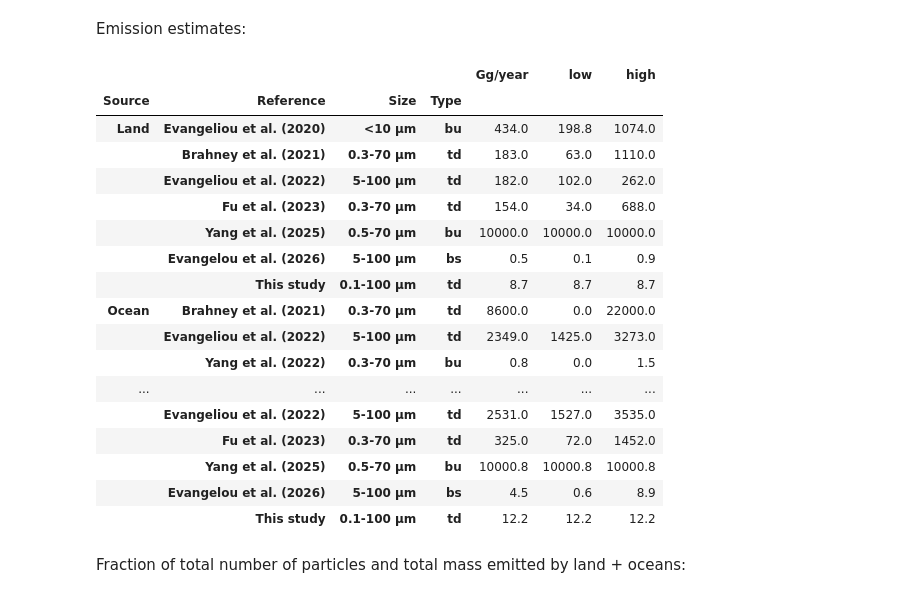
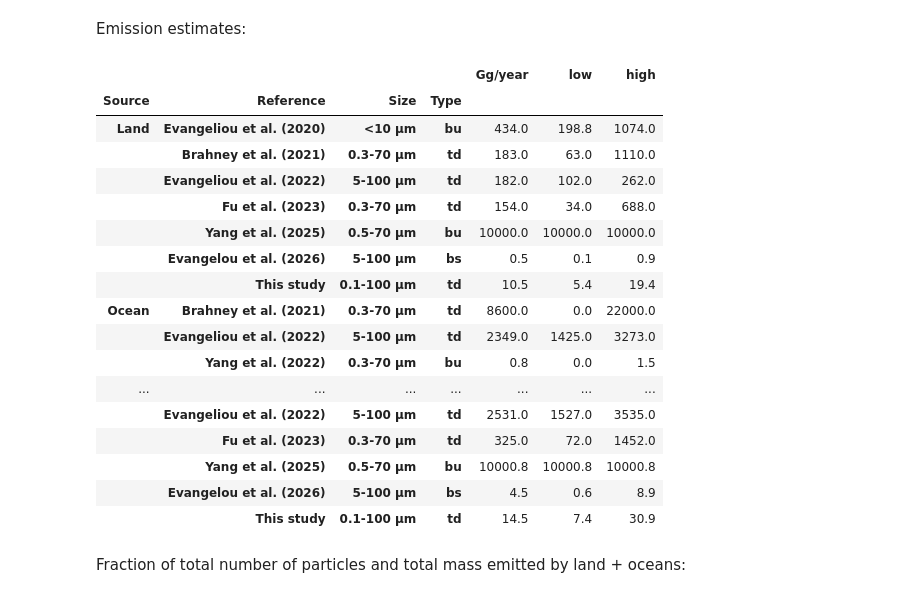
Before and after one commit to GEOS-Chem-IGE/hough2026_atmo-plast-emis_figures, a Jupyter notebook: notebooks/figures.ipynb, the cells around one changed output. Saved outputs shown, nothing was run; the diff lists cells and outputs as text; code cells hidden in the pictures.

```diff
--- a/notebooks/figures.ipynb
+++ b/notebooks/figures.ipynb
@@ -90,10 +91,18 @@ Load data
 # %%
-obs_main = {
-    "concentration": load_observations("obs_size-harmonized_concentration.csv"),
-    "deposition": load_observations("obs_size-harmonized_deposition.csv"),
-}
+obs_main = load_observations("data/obs_fu2023-size-harmonized.csv")
 sim_main = xr.open_dataset("data/sim_main_constrained.nc")
 sim_alt = xr.open_dataset("data/sim_alt_constrained.nc")
+
+# Sensitivity analyses
+sens_emis = {}
+sim_main_unconstrained = xr.open_dataset("data/sim_main.nc")
+for run in ["fu2023_alpha+1sd", "fu2023_alpha-1sd"]:
+    scaled = apply_scales(
+        dataset=sim_main_unconstrained,
+        scales=xr.open_dataarray(f"data/sensitivity/scales_{run}.nc"),
+    )
+    scaled = combine_land_sources(scaled)
+    sens_emis[run] = spatial_integrate(scaled, varname="emission", sum_dims="size")
 # %% [markdown]
 Figure 1
 --------
@@ -140,17 +149,22 @@ ests = [
 emis_ests = pd.DataFrame(ests, columns=cols)
 
 # Add our emissions estimates
+emis_ours = spatial_integrate(sim_main, varname="emission", sum_dims="size")
 emis_ours = (
-    spatial_integrate(sim_main, varname="emission", sum_dims="size")
+    pd.concat(
+        [
+            emis_ours.to_dataframe("Gg/year"),
+            sens_emis["fu2023_alpha+1sd"].to_dataframe("low"),
+            sens_emis["fu2023_alpha-1sd"].to_dataframe("high"),
+        ],
+        axis="columns",
+    )
     .round(1)
-    .to_dataframe("Gg/year")
+    .rename_axis("Source", axis="index")
     .reset_index()
-    .rename(columns=lambda x: x.capitalize())
     .replace({"ocean": "Ocean", "land": "Land"})
     .assign(Reference="This study", Size="0.1-100 µm", Type="td")
 )
-emis_ours["low"] = emis_ours["Gg/year"]
-emis_ours["high"] = emis_ours["Gg/year"]
 emis_ests = (
     pd.concat([emis_ests, emis_ours], axis="index")
     .set_index(["Reference", "Source"])
@@ -260,35 +274,35 @@ Emission estimates:
 # %%
 emis_est_totals = (
     emis_ests.groupby(["Reference", "Size", "Type"], as_index=False, sort=False)
     .agg(
         {
             "Source": lambda x: " ".join(x).replace("Land Ocean", "Global"),
             "Gg/year": "sum",
             "low": "sum",
             "high": "sum",
         }
     )
     .query("Source == 'Global'")
     .set_index(["Source", "Reference", "Size", "Type"])
 )
 
-clean_styler(
+(
     pd.concat(
         [emis_ests.set_index(["Source", "Reference", "Size", "Type"]), emis_est_totals]
     )
     .drop(columns=["err_low", "err_high"])
-    .style.format(precision=1)
+    .round(1)
 )
 # %% [output]
 |  |  |  |  | Gg/year | low | high |
 | Source | Reference | Size | Type |  |  |  |
 | Land | Evangeliou et al. (2020) | <10 µm | bu | 434.0 | 198.8 | 1074.0 |
 |  | Brahney et al. (2021) | 0.3-70 µm | td | 183.0 | 63.0 | 1110.0 |
 |  | Evangeliou et al. (2022) | 5-100 µm | td | 182.0 | 102.0 | 262.0 |
 |  | Fu et al. (2023) | 0.3-70 µm | td | 154.0 | 34.0 | 688.0 |
 |  | Yang et al. (2025) | 0.5-70 µm | bu | 10000.0 | 10000.0 | 10000.0 |
 |  | Evangelou et al. (2026) | 5-100 µm | bs | 0.5 | 0.1 | 0.9 |
-|  | This study | 0.1-100 µm | td | 8.7 | 8.7 | 8.7 |
+|  | This study | 0.1-100 µm | td | 10.5 | 5.4 | 19.4 |
 | Ocean | Brahney et al. (2021) | 0.3-70 µm | td | 8600.0 | 0.0 | 22000.0 |
 |  | Evangeliou et al. (2022) | 5-100 µm | td | 2349.0 | 1425.0 | 3273.0 |
 |  | Yang et al. (2022) | 0.3-70 µm | bu | 0.8 | 0.0 | 1.5 |
@@ -297,7 +311,7 @@ clean_styler(
 |  | Fu et al. (2023) | 0.3-70 µm | td | 325.0 | 72.0 | 1452.0 |
 |  | Yang et al. (2025) | 0.5-70 µm | bu | 10000.8 | 10000.8 | 10000.8 |
 |  | Evangelou et al. (2026) | 5-100 µm | bs | 4.5 | 0.6 | 8.9 |
-|  | This study | 0.1-100 µm | td | 12.2 | 12.2 | 12.2 |
+|  | This study | 0.1-100 µm | td | 14.5 | 7.4 | 30.9 |
 # %% [markdown]
 Fraction of total number of particles and total mass emitted by land + oceans:
 # %%
```
Also changed, not shown: parts of 14 cells of this notebook, 13 other files.
